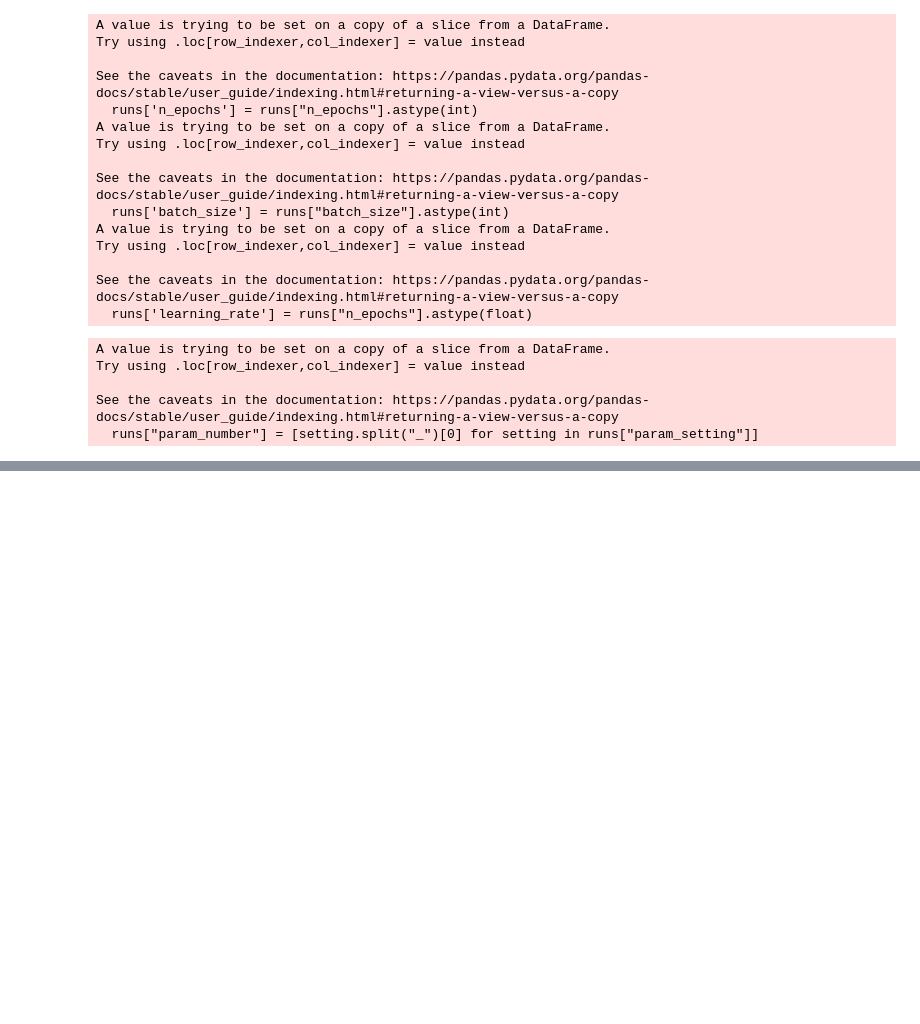
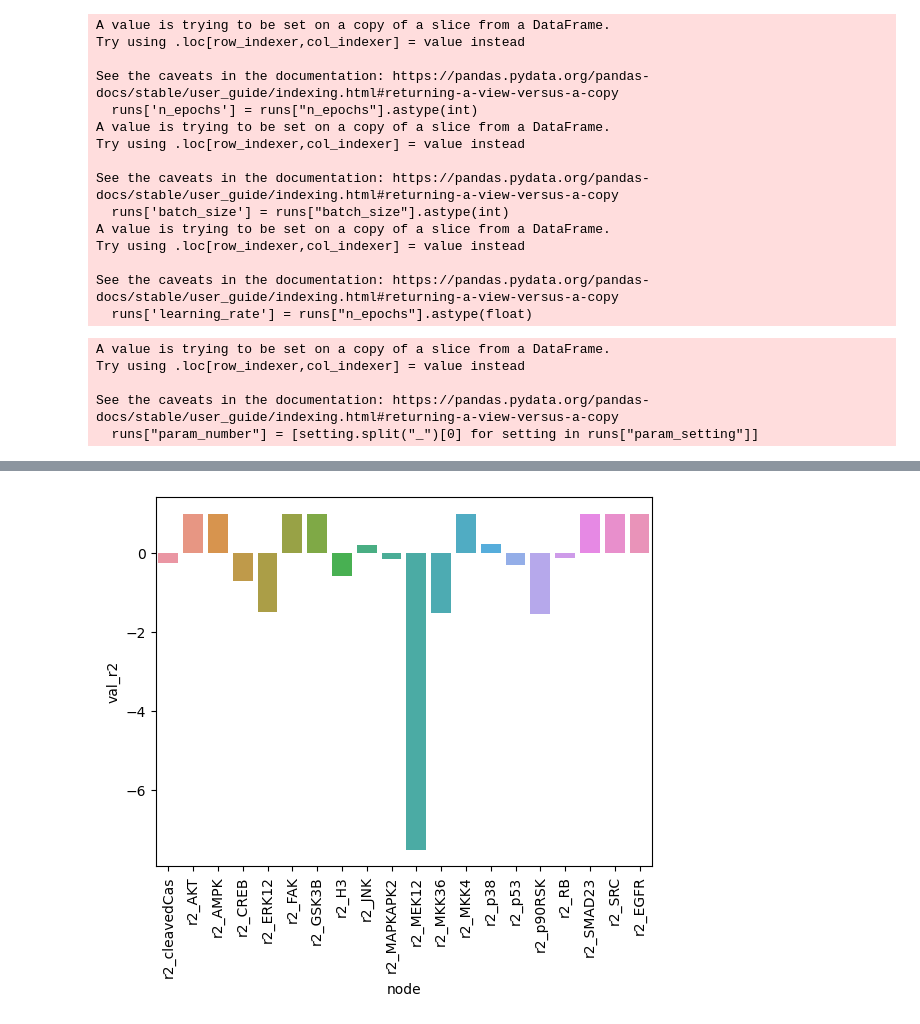
Before and after one commit to c-legac/biofuzznet, a Jupyter notebook: Notebooks/20230619_Subnetwork_results.ipynb, the cells around one changed output, grey strips where cells are left out. Saved outputs shown, nothing was run; the diff lists cells and outputs as text; code cells hidden in the pictures; blank space fills up the shorter version.

```diff
--- a/Notebooks/20230619_Subnetwork_results.ipynb
+++ b/Notebooks/20230619_Subnetwork_results.ipynb
@@ -196,0 +211,5 @@ FileNotFoundError: [Errno 2] No such file or directory: '/dccstor/ipc1/CAR/DREAM
+# %%
+sns.barplot(data=best_run, x="node", y="val_r2")
+t=plt.xticks(rotation=90)
+# %% [output]
+[figure, added]
```
Also changed, not shown: parts of 26 cells of this notebook, 1 other file.
